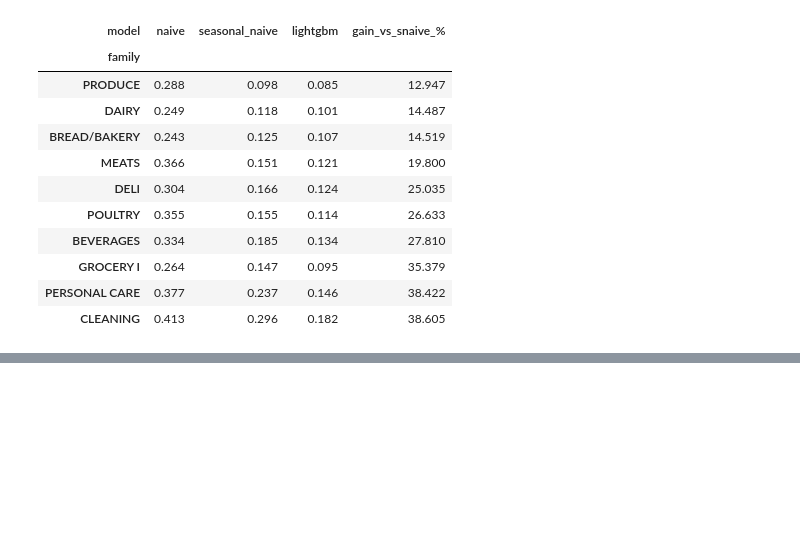
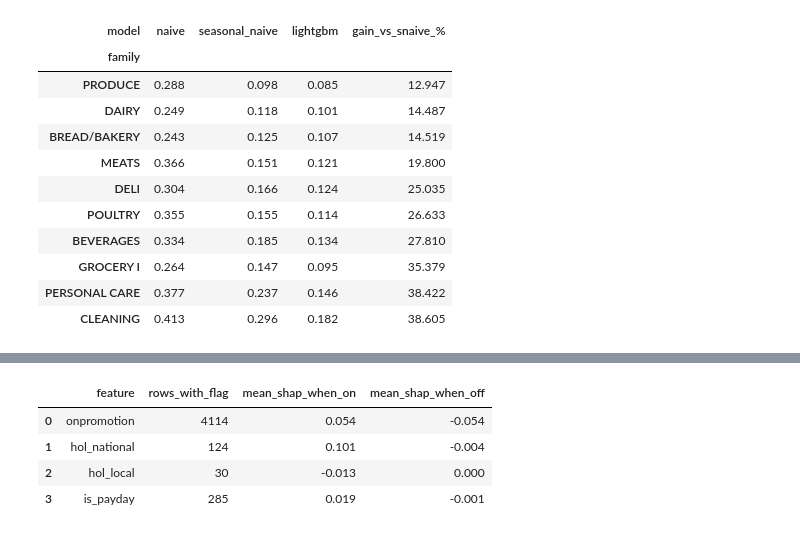
Before and after one commit to Mervecaliskann/retail-demand-forecasting, a Jupyter notebook: notebooks/forecasting.ipynb, the cells around one changed output, grey strips where cells are left out. Saved outputs shown, nothing was run; the diff lists cells and outputs as text; code cells hidden in the pictures; blank space fills up the shorter version.

```diff
--- a/notebooks/forecasting.ipynb
+++ b/notebooks/forecasting.ipynb
@@ -323,0 +367,17 @@ by_fam.sort_values("gain_vs_snaive_%").round(3)
+# %%
+# Rare features matter a lot when they are 'on': mean SHAP when the flag is set
+# Nadir özellikler 'açık' olduklarında çok önemli: bayrak açıkken ortalama SHAP
+rows = []
+for col, cond in [("onpromotion", X_shap.onpromotion > 0), ("hol_national", X_shap.hol_national == 1),
+                  ("hol_local", X_shap.hol_local == 1), ("is_payday", X_shap.is_payday == 1)]:
+    i = features.FEATURES.index(col)
+    rows.append({"feature": col, "rows_with_flag": int(cond.sum()),
+                 "mean_shap_when_on": exp.values[cond.values, i].mean(),
+                 "mean_shap_when_off": exp.values[~cond.values, i].mean()})
+pd.DataFrame(rows).round(3)
+# %% [output]
+|  | feature | rows_with_flag | mean_shap_when_on | mean_shap_when_off |
+| 0 | onpromotion | 4114 | 0.054 | -0.054 |
+| 1 | hol_national | 124 | 0.101 | -0.004 |
+| 2 | hol_local | 30 | -0.013 | 0.000 |
+| 3 | is_payday | 285 | 0.019 | -0.001 |
```
Also changed, not shown: parts of 5 cells of this notebook, 3 other files.
